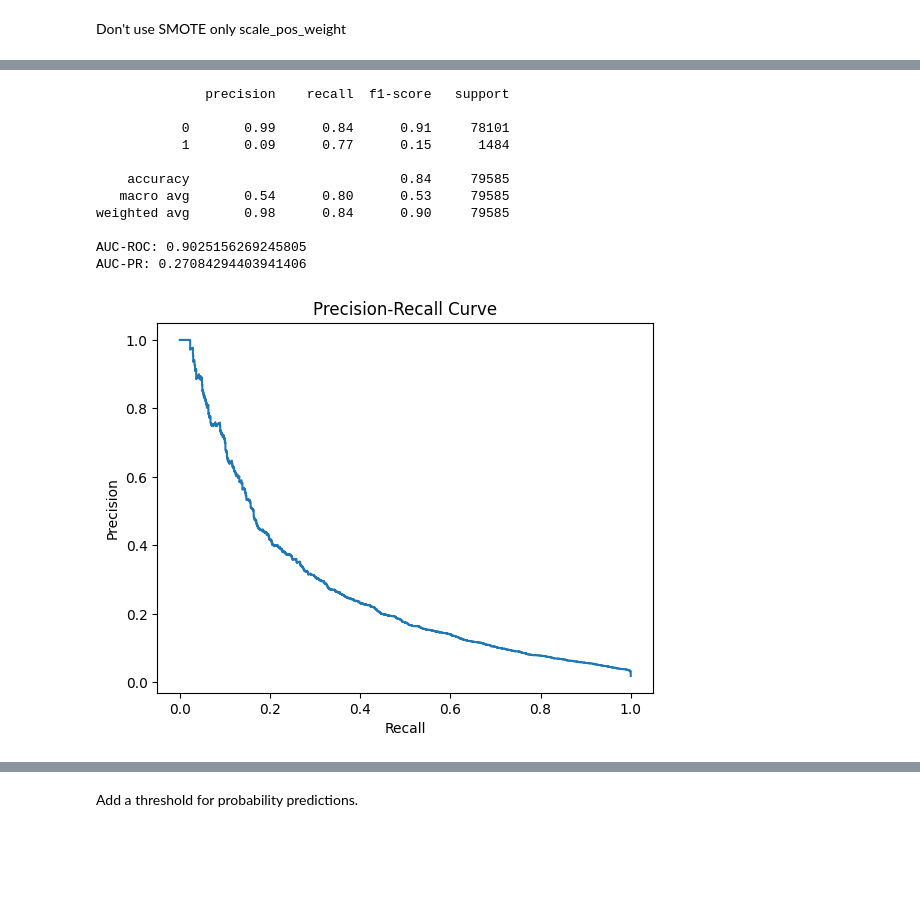
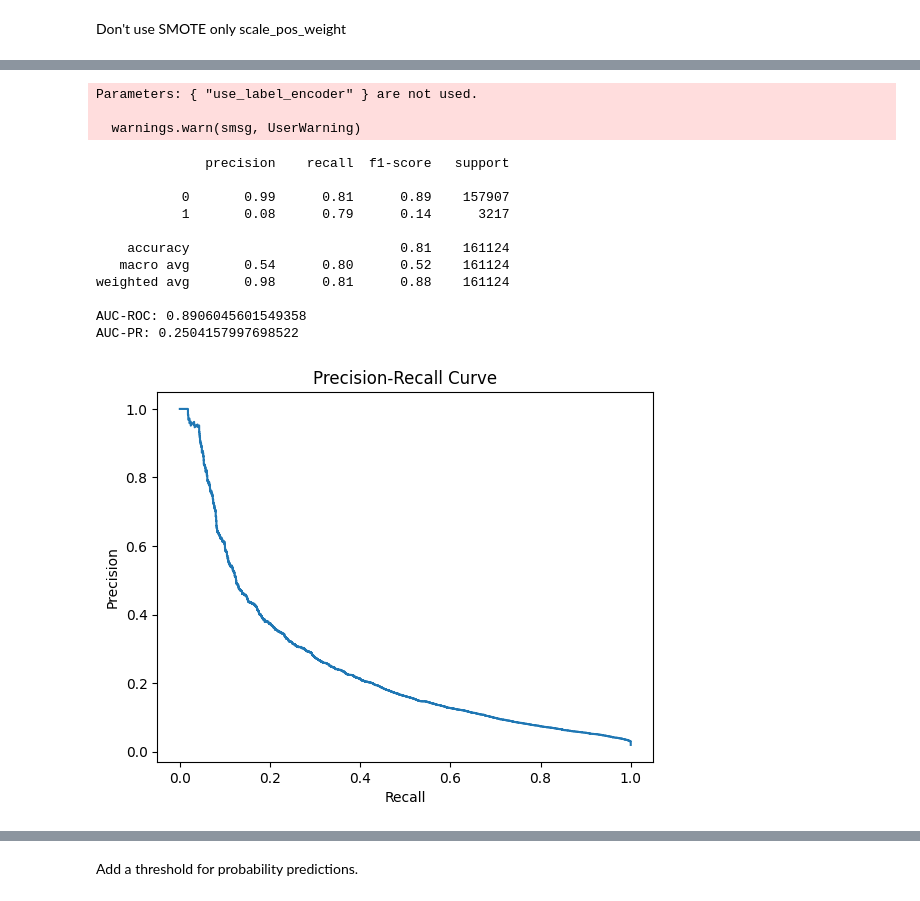
Before and after one commit to vivian-xia/Online_Retail_Customer_Returns, a Jupyter notebook: online_retail_return.ipynb, the cells around one changed output, grey strips where cells are left out. Saved outputs shown, nothing was run; the diff lists cells and outputs as text; code cells hidden in the pictures; blank space fills up the shorter version.

Commit message:
model experiments and results

```diff
--- a/online_retail_return.ipynb
+++ b/online_retail_return.ipynb
@@ -186,26 +154,47 @@ Parameters: { "use_label_encoder" } are not used.
 # %%
-print(classification_report(y_test, y_pred))
-print(f"AUC-ROC: {roc_auc_score(y_test, y_pred_proba)}")
+def execute_model(xgb_model, id, scale_pos_weight):
+    xgb_model = XGBClassifier(
+        scale_pos_weight=scale_pos_weight,
+        use_label_encoder=False,
+        eval_metric='logloss',
+        random_state=42
+    )
 
-precision, recall, _ = precision_recall_curve(y_test, y_pred_proba)
-auc_pr = auc(recall, precision)
-print(f"AUC-PR: {auc_pr}")
+    xgb_model.fit(X_train, y_train)
 
-plt.plot(recall, precision)
-plt.xlabel("Recall")
-plt.ylabel("Precision")
-plt.title("Precision-Recall Curve")
-plt.show()
+    y_pred = xgb_model.predict(X_test)
+    y_pred_proba = xgb_model.predict_proba(X_test)[:, 1]
+
+    print(classification_report(y_test, y_pred))
+    print(f"AUC-ROC: {roc_auc_score(y_test, y_pred_proba)}")
+    print("AUC-PR:", average_precision_score(y_test, y_pred_proba))
+
+    precision, recall, _ = precision_recall_curve(y_test, y_pred_proba)
+    plt.plot(recall, precision)
+    plt.xlabel("Recall")
+    plt.ylabel("Precision")
+    plt.title("Precision-Recall Curve")
+    plt.show()
+
+    # Save the model
+    joblib.dump(xgb_model, f"xgb_{id}.pkl")
+
+    return xgb_model, y_pred, y_pred_proba
-# %% [output]
-              precision    recall  f1-score   support
-
-           0       0.99      0.84      0.91     78101
-           1       0.09      0.77      0.15      1484
-
-    accuracy                           0.84     79585
-   macro avg       0.54      0.80      0.53     79585
-weighted avg       0.98      0.84      0.90     79585
-
-AUC-ROC: 0.9025156269245805
-AUC-PR: 0.27084294403941406
-[figure, removed]
+# %%
+xgb_model_2, y_pred, y_pred_proba = execute_model(xgb_model,2, scale_pos_weight)
+# %% [output]
+Parameters: { "use_label_encoder" } are not used.
+
+  warnings.warn(smsg, UserWarning)
+              precision    recall  f1-score   support
+
+           0       0.99      0.81      0.89    157907
+           1       0.08      0.79      0.14      3217
+
+    accuracy                           0.81    161124
+   macro avg       0.54      0.80      0.52    161124
+weighted avg       0.98      0.81      0.88    161124
+
+AUC-ROC: 0.8906045601549358
+AUC-PR: 0.2504157997698522
+[figure, added]
```
Also changed, not shown: parts of 91 cells of this notebook, 4 other files.
